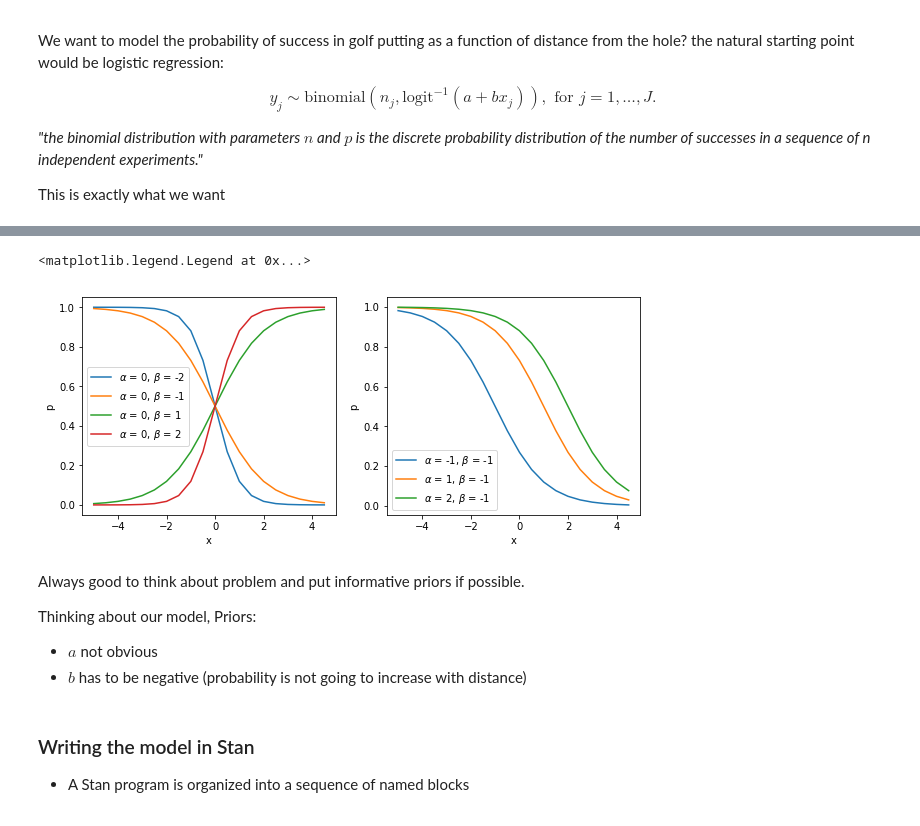
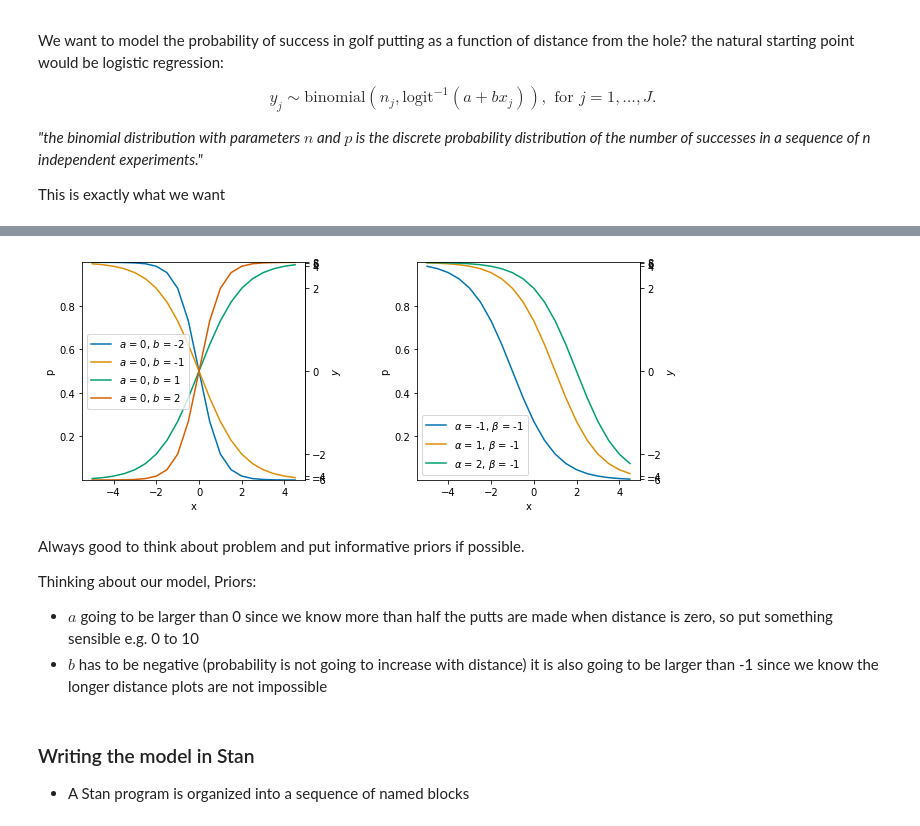
Before and after one commit to DataJavelin/MindLab_training, a Jupyter notebook: Mindlab_Course_PartII.ipynb, the cells around one changed output, grey strips where cells are left out. Cells and saved outputs as stored; diff of their text form; code cells hidden in the pictures.

```diff
--- a/Mindlab_Course_PartII.ipynb
+++ b/Mindlab_Course_PartII.ipynb
@@ -114,31 +207,43 @@ def inv_logit(a,b,x):
 # %%
-plt.figure(figsize=(10,4))
+fig=plt.figure(figsize=(10,4))
 x=np.arange(-5,5,0.5)
-plt.subplot(1,2,1)
+ax1=fig.add_subplot(1,2,1)
 a=0
-for b in [-2,-1,1,2]:
-    plt.plot(x,inv_logit(a,b,x),label=r'$\alpha$ = {}, $\beta$ = {}'.format(a,b))
+for i,b in enumerate([-2,-1,1,2]):
+    plt.plot(x,inv_logit(a,b,x),label=r'$a$ = {}, $b$ = {}'.format(a,b),c=cmap[i])
 plt.legend()
 plt.xlabel('x')
 plt.ylabel('p')
-plt.subplot(1,2,2)
+
+ax1.set_ylim(0.001,0.9999)
+secax = ax1.secondary_yaxis('right', functions=(logit_plot,inv_logit_plot))
+secax.yaxis.set_minor_locator(AutoMinorLocator())
+secax.set_ylabel('$y$')
+
+ax3=fig.add_subplot(1,2,2)
 b=-1
-for a in [-1,1,2]:
-    plt.plot(x,inv_logit(a,b,x),label=r'$\alpha$ = {}, $\beta$ = {}'.format(a,b))
-plt.xlabel('x')
-plt.ylabel('p')
+for i,a in enumerate([-1,1,2]):
+    ax3.plot(x,inv_logit(a,b,x),label=r'$\alpha$ = {}, $\beta$ = {}'.format(a,b),c=cmap[i])
+ax3.set_xlabel('x')
+ax3.set_ylabel('p')
+ax3.set_ylim(0.001,0.9999)
 
-plt.legend()
+secax = ax3.secondary_yaxis('right', functions=(logit_plot,inv_logit_plot ))
+secax.yaxis.set_minor_locator(AutoMinorLocator())
+secax.set_ylabel('$y$')
+
+ax3.legend()
+
+plt.subplots_adjust(wspace=0.5)
 # %% [output]
-<matplotlib.legend.Legend at 0x...>
-[figure, old version]
+[figure, new version]
 # %% [markdown]
 Always good to think about problem and put informative priors if possible.
 
 Thinking about our model,
 Priors:
-* $a$ not obvious
-* $b$ has to be negative (probability is not going to increase with distance)
+* $a$ going to be larger than 0 since we know more than half the putts are made when distance is zero, so put something sensible e.g. 0 to 10
+* $b$ has to be negative (probability is not going to increase with distance) it is also going to be larger than -1 since we know the longer distance plots are not impossible
 # %% [markdown]
 ### Writing the model in Stan
 * A Stan program is organized into a sequence of named blocks
```
Also changed, not shown: parts of 10 cells of this notebook, 9 other files.
